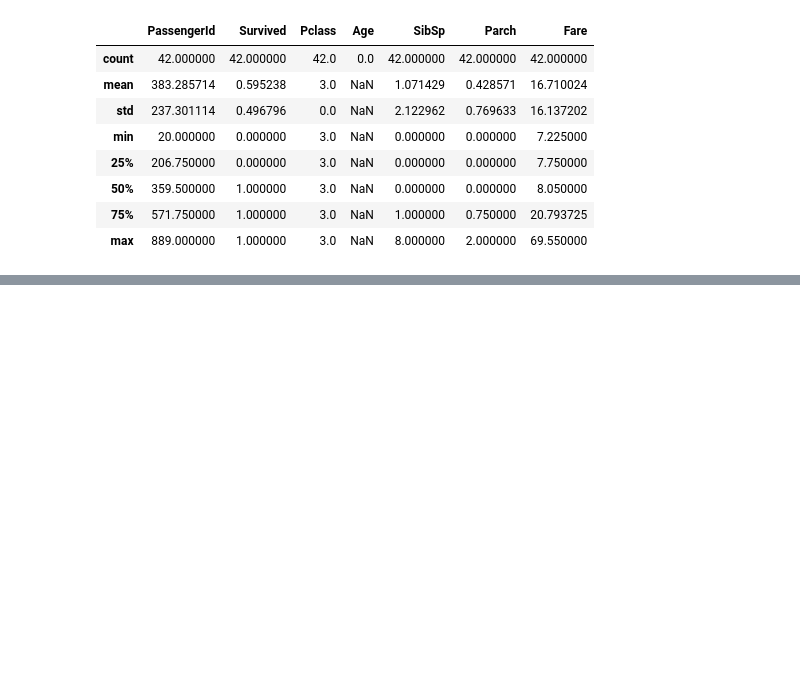
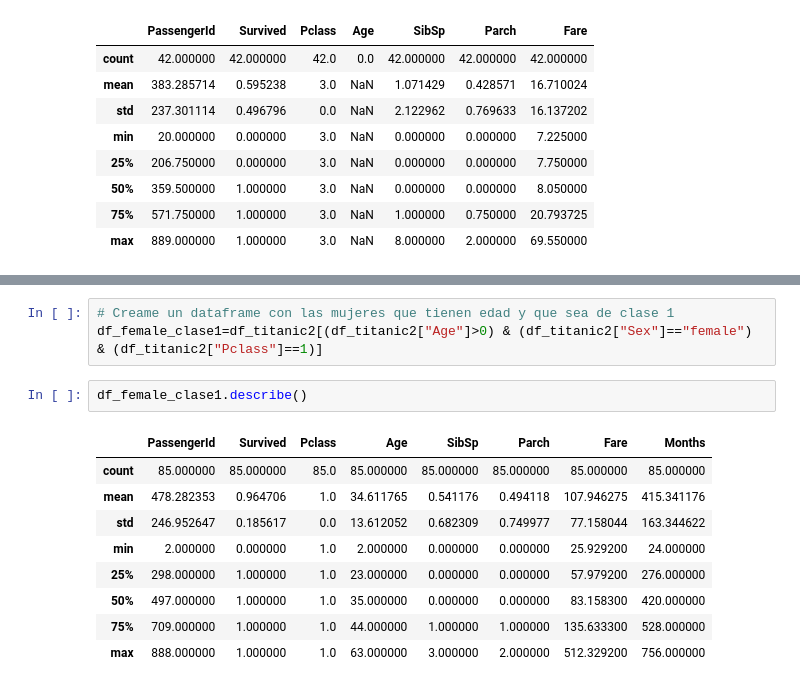
Before and after one commit to Fjmarvalr/panda.sesion1, a Jupyter notebook: sesion1panda.ipynb, the cells around one changed output, grey strips where cells are left out. Drawn from its saved outputs; the diff is of its cells as text; blank space fills up the shorter version.

```diff
--- a/sesion1panda.ipynb
+++ b/sesion1panda.ipynb
@@ -318,0 +336,15 @@ df_female_sinedad_pclass.describe()
+# %%
+# Creame un dataframe con las mujeres que tienen edad y que sea de clase 1
+df_female_clase1=df_titanic2[(df_titanic2["Age"]>0) & (df_titanic2["Sex"]=="female") & (df_titanic2["Pclass"]==1)]
+# %%
+df_female_clase1.describe()
+# %% [output]
+|  | PassengerId | Survived | Pclass | Age | SibSp | Parch | Fare | Months |
+| count | 85.000000 | 85.000000 | 85.0 | 85.000000 | 85.000000 | 85.000000 | 85.000000 | 85.000000 |
+| mean | 478.282353 | 0.964706 | 1.0 | 34.611765 | 0.541176 | 0.494118 | 107.946275 | 415.341176 |
+| std | 246.952647 | 0.185617 | 0.0 | 13.612052 | 0.682309 | 0.749977 | 77.158044 | 163.344622 |
+| min | 2.000000 | 0.000000 | 1.0 | 2.000000 | 0.000000 | 0.000000 | 25.929200 | 24.000000 |
+| 25% | 298.000000 | 1.000000 | 1.0 | 23.000000 | 0.000000 | 0.000000 | 57.979200 | 276.000000 |
+| 50% | 497.000000 | 1.000000 | 1.0 | 35.000000 | 0.000000 | 0.000000 | 83.158300 | 420.000000 |
+| 75% | 709.000000 | 1.000000 | 1.0 | 44.000000 | 1.000000 | 1.000000 | 135.633300 | 528.000000 |
+| max | 888.000000 | 1.000000 | 1.0 | 63.000000 | 3.000000 | 2.000000 | 512.329200 | 756.000000 |
```
Also changed, not shown: parts of 29 cells of this notebook.
